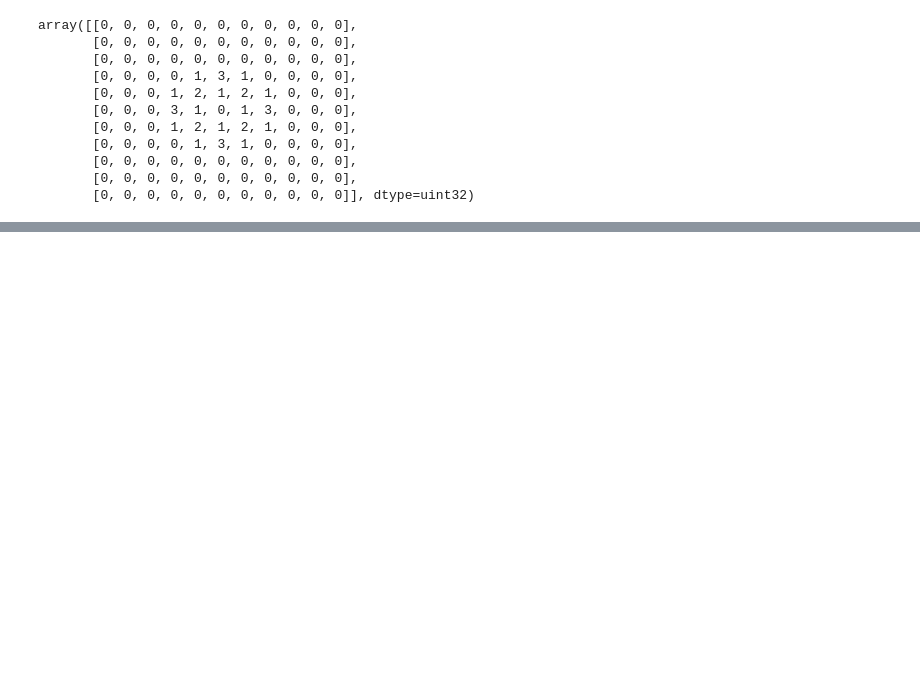
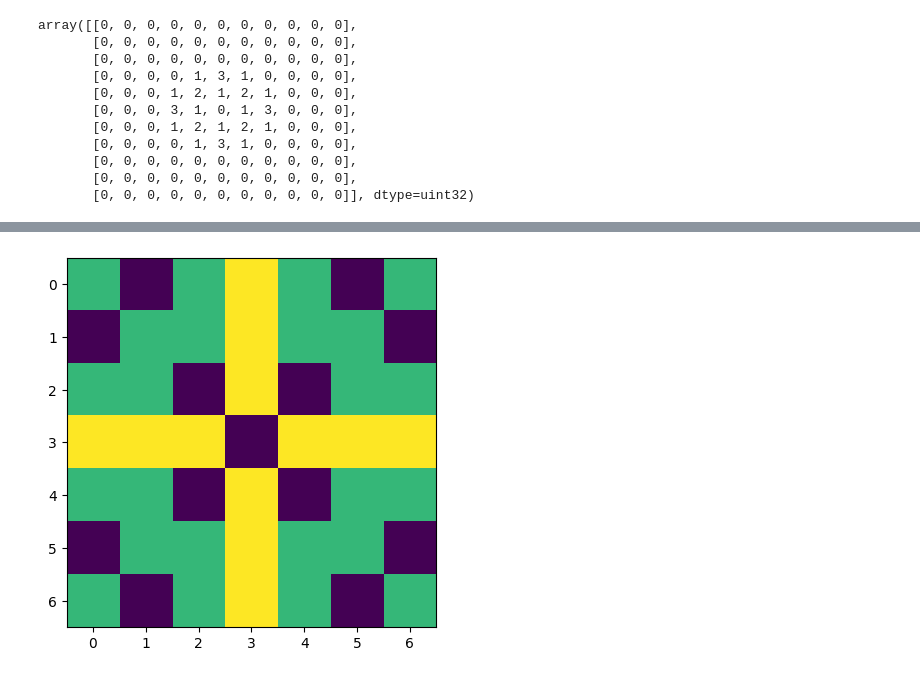
Before and after one commit to tt5/p-sandpile, a Jupyter notebook: sandpile1.ipynb, the cells around one changed output, grey strips where cells are left out. Saved outputs shown, nothing was run; the diff lists cells and outputs as text; code cells hidden in the pictures; blank space fills up the shorter version.

```diff
--- a/sandpile1.ipynb
+++ b/sandpile1.ipynb
@@ -36,0 +56,5 @@ array([[0, 0, 0, 0, 0, 0, 0, 0, 0, 0, 0],
+# %%
+mh = tumble(mh + mh)
+plt.imshow(mh, interpolation='nearest');plt.show()
+# %% [output]
+[figure, added]
```
Also changed, not shown: parts of 7 cells of this notebook.
